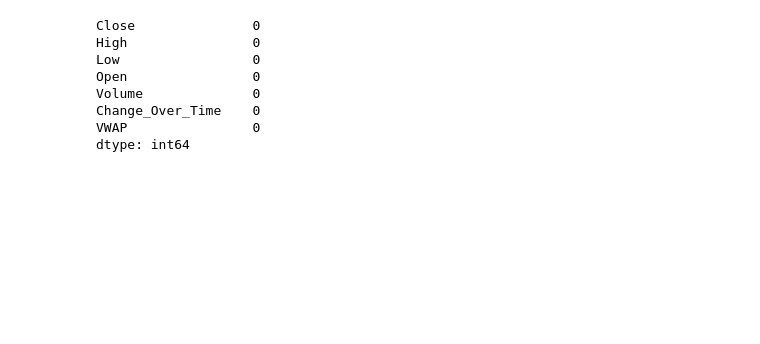
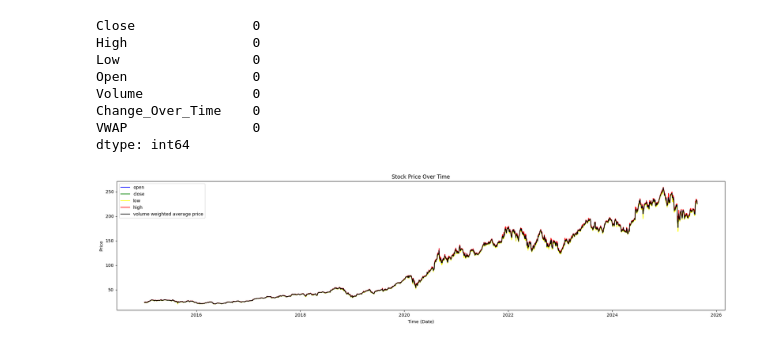
Before and after one commit to simonepietraroia/Stock-Price-Predictor, a Jupyter notebook: APPL_Stock_Prediction.ipynb, the cells around one changed output. Saved outputs shown, nothing was run; the diff lists cells and outputs as text; code cells hidden in the pictures; blank space fills up the shorter version.

```diff
--- a/APPL_Stock_Prediction.ipynb
+++ b/APPL_Stock_Prediction.ipynb
@@ -145,3 +143,23 @@ Volume              0
 Change_Over_Time    0
 VWAP                0
 dtype: int64
+# %%
+import matplotlib.pyplot as plt
+
+plt.figure(figsize=(20, 5))
+plt.subplot(1, 1, 1)
+
+plt.plot(df.index, df['Open'], color='blue', label='open')
+plt.plot(df.index, df['Close'], color='green', label='close')
+plt.plot(df.index, df['Low'], color='yellow', label='low')
+plt.plot(df.index, df['High'], color='red', label='high')
+plt.plot(df.index, df['VWAP'], color='black', label='volume weighted average price')
+
+plt.title('Stock Price Over Time')
+plt.xlabel('Time (Date)')
+plt.ylabel('Price')
+plt.legend(loc='best')
+plt.tight_layout()
+plt.show()
+# %% [output]
+[figure, added]
```
Also changed, not shown: parts of 16 cells of this notebook, 2 other files.
